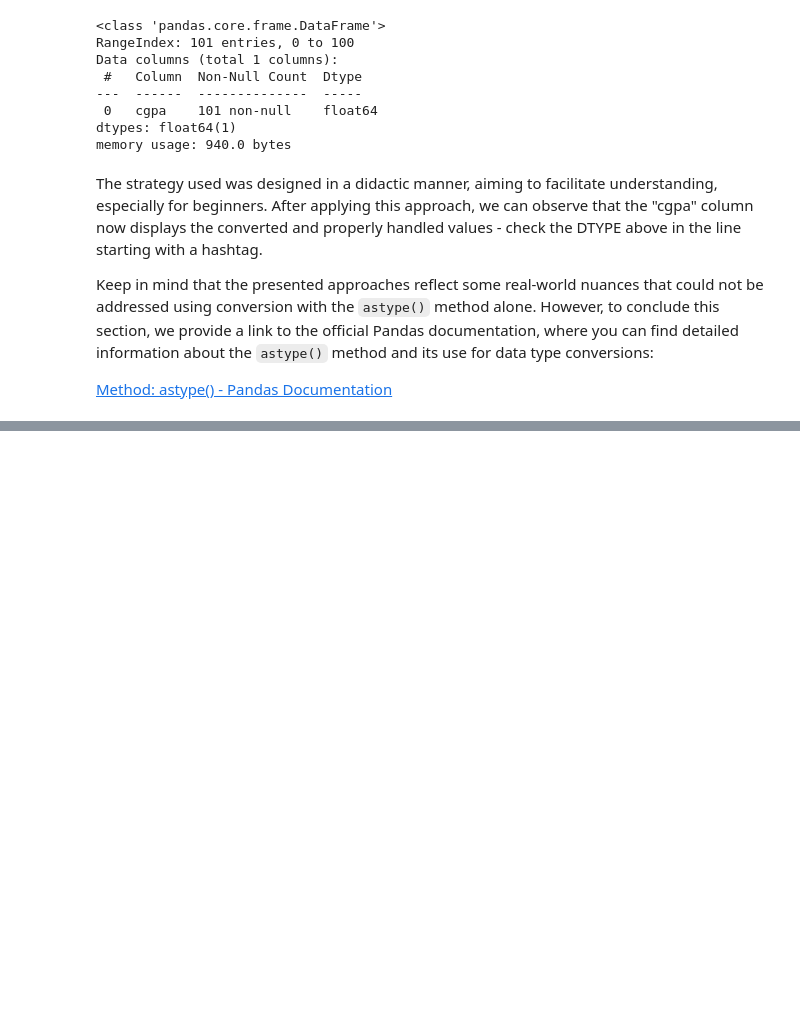
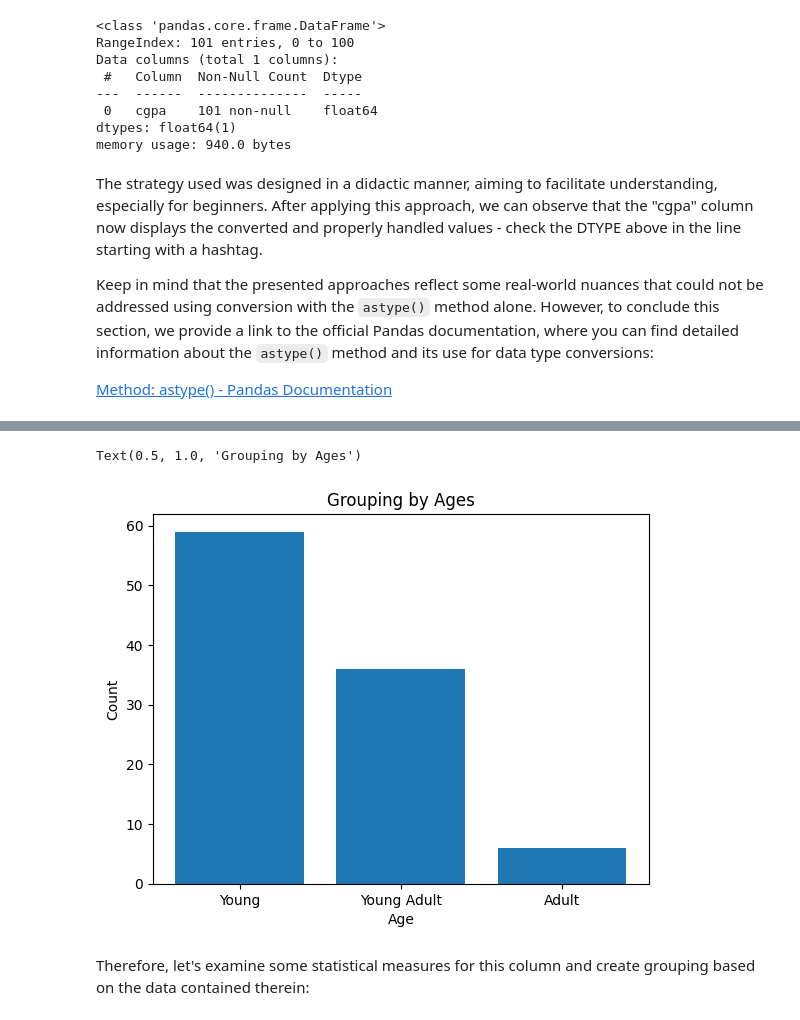
Before and after one commit to engsofjvolfe/educational-wrangling-data, a Jupyter notebook: eng-wrangling-data.ipynb, the cells around one changed output, grey strips where cells are left out. Cells and saved outputs as stored; diff of their text form; code cells hidden in the pictures; blank space fills up the shorter version.

Commit message:
port - Standardizing and Normalizing - Binning - Conversion of categorical data - Final Considerations - Apendix

```diff
--- a/eng-wrangling-data.ipynb
+++ b/eng-wrangling-data.ipynb
@@ -509,0 +589,4 @@ Keep in mind that the presented approaches reflect some real-world nuances that
+# %%
+# Standardize the weight and height columns
+df['standardized_weight'] = (df['weight_kg'] - df['weight_kg'].mean()) / df['weight_kg'].std()
+df['standardized_height'] = (df['height_cm'] - df['height_cm'].mean()) / df['height_cm'].std()
@@ -509,0 +675,8 @@ Keep in mind that the presented approaches reflect some real-world nuances that
+# %%
+# Applying normalization to the columns age, weight_kg, height_cm
+# Applying the normalization formula
+df['normalized_age'] = (df['age'] - df['age'].min()) / (df['age'].max() - df['age'].min())
+df['normalized_weight'] = (df['weight_kg'] - df['weight_kg'].min()) / (df['weight_kg'].max() - df['weight_kg'].min())
+df['normalized_height'] = (df['height_cm'] - df['height_cm'].min()) / (df['height_cm'].max() - df['height_cm'].min())
+
+df[['normalized_age', 'normalized_weight', 'normalized_height']]
@@ -509,0 +716,19 @@ Keep in mind that the presented approaches reflect some real-world nuances that
+# %%
+# Define the bins (intervals)
+bins = np.linspace(min(df['age']), max(df['age']), 4)
+
+# Define the group labels
+group_names = ['Young', 'Young Adult', 'Adult']
+
+# Apply binning to the 'age' column and create a new column 'binned_age'
+df['binned_age'] = pd.cut(df['age'], bins, labels=group_names, include_lowest=True)
+# %%
+plt.bar(group_names, df['binned_age'].value_counts())
+plt.xlabel("Age")
+plt.ylabel('Count')
+plt.title("Grouping by Ages")
+# %% [output]
+Text(0.5, 1.0, 'Grouping by Ages')
+[figure, added]
+# %% [markdown]
+Therefore, let's examine some statistical measures for this column and create grouping based on the data contained therein:
```
Also changed, not shown: parts of 30 cells of this notebook, 1 other file.
